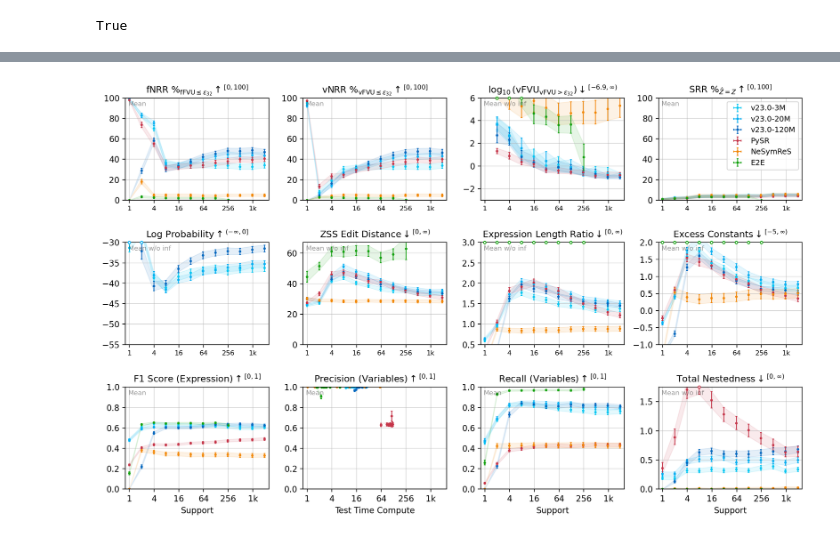
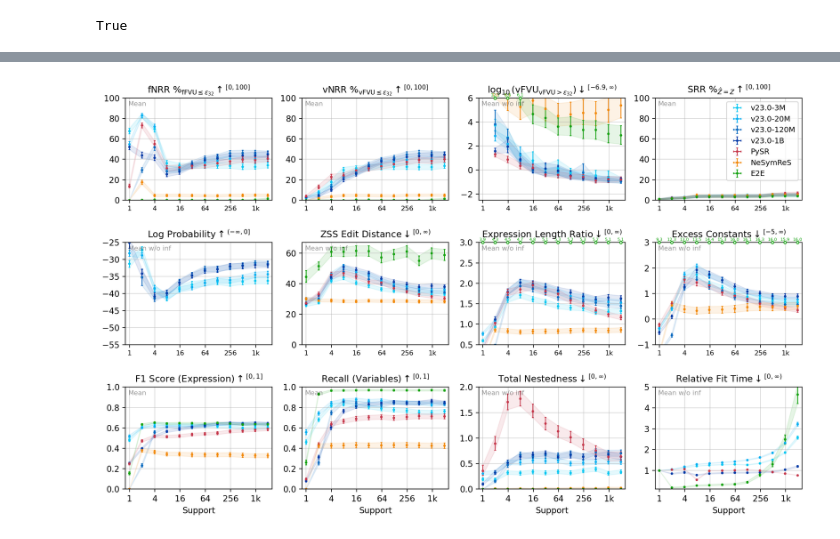
Before and after one commit to psaegert/flash-ansr, a Jupyter notebook: experimental/eval/n_support_scaling.ipynb, the cells around one changed output, grey strips where cells are left out. Drawn from its saved outputs; the diff is of its cells as text; code cells hidden in the pictures.

Commit message:
Update plots

```diff
--- a/experimental/eval/n_support_scaling.ipynb
+++ b/experimental/eval/n_support_scaling.ipynb
@@ -30,6 +30,7 @@ results = {
     'v23.0-3M': {'scaling_parameter': 'support'},
     'v23.0-20M': {'scaling_parameter': 'support'},
     'v23.0-120M': {'scaling_parameter': 'support'},
+    'v23.0-1B': {'scaling_parameter': 'support'},
     # 'skeleton_pool': {'scaling_parameter': 'support'},
     # 'brute_force': {'scaling_parameter': 'support'},
 }
@@ -359,8 +363,8 @@ for model_rename, rename_method in [('nesymres', rename_variables_nesymres), ('p
 def safe_divide(a, b):
     if b == 0:
         if a == 0:
-            return np.inf
-        return 0
+            return 0
+        return np.inf
     if np.isnan(a) or np.isnan(b):
         return np.nan
     if not np.isfinite(a) or not np.isfinite(b):
@@ -412,6 +416,10 @@ def total_nestedness(prefix_skeleton: list[str]) -> int:
             current_depth = 0
 
     return nestedness
+
+def naninfmean(a):
+    a = np.array(a)
+    return np.nanmean(a[np.isfinite(a)])
 
 for model in tqdm(results.keys()):
     for test_set in results[model]['results'].keys():
@@ -501,7 +509,6 @@ for model in tqdm(results.keys()):
                 total_nestedness(predicted_skeleton_prefix) if predicted_skeleton_prefix is not None else None
                 for predicted_skeleton_prefix in r['predicted_skeleton_prefix']])
 
-
 # print(results[list(results.keys())[0]]['results']['feynman'][1]['edit_distance'][:4])
 # %%
 for model in results.keys():
@@ -579,7 +586,7 @@ metric_pairs = [
         f'$\\log_{{10}}(\mathrm{{vFVU}}_{{\\mathrm{{vFVU}} > \epsilon_{{32}}}}) {arrow_notation(objective=-1, lower=np.log10(np.finfo(np.float32).eps), upper=np.inf)}$',
         naninfmean,
         1,
-        (-3, 6)
+        (-2.5, 6)
     )),
     (('n_support', 'Support', naninfmean), (
         'symbolic_recovery',
@@ -593,7 +600,7 @@ metric_pairs = [
         f'$\mathrm{{Log\\ Probability}} {arrow_notation(objective=1, lower=-np.inf, upper=0)}$',
         naninfmean,
         1,
-        (-55, -30)
+        (-55, -25)
     )),
     (('n_support', 'Support', naninfmean), (
         'zss_edit_distance',
@@ -614,7 +621,7 @@ metric_pairs = [
         f'$\mathrm{{Excess\\ Constants}} {arrow_notation(objective=-1, lower=-max_gt_constants, upper=np.inf)}$',
         naninfmean,
         1,
-        (-1, 2)
+        (-1, 3)
     )),
     (('n_support', 'Support', naninfmean), (
         'f1_score',
@@ -623,13 +630,13 @@ metric_pairs = [
         1,
         (0.0, 1)
     )),
-    (('fit_time', 'Test Time Compute', naninfmean), (
-        'precision_unique_variables',
-        f'$\mathrm{{Precision\\ (Variables)}} {arrow_notation(objective=1, lower=0, upper=1)}$',
-        np.nanmean,
-        1,
-        (0, 1)
-    )),
+    # (('fit_time', 'Test Time Compute', naninfmean), (
+    #     'precision_unique_variables',
+    #     f'$\mathrm{{Precision\\ (Variables)}} {arrow_notation(objective=1, lower=0, upper=1)}$',
+    #     np.nanmean,
+    #     1,
+    #     (0, 1)
+    # )),
     (('n_support', 'Support', naninfmean), (
         'recall_unique_variables',
         f'$\mathrm{{Recall\\ (Variables)}} {arrow_notation(objective=1, lower=0, upper=1)}$',
@@ -642,7 +649,7 @@ metric_pairs = [
         f'$\mathrm{{Total\\ Nestedness}} {arrow_notation(objective=-1, lower=0, upper=np.inf)}$',
         naninfmean,
         1,
-        (0, 1.75)
+        (0, 2)
     )),
     # (('fit_time', 'Test Time Compute', naninfmean), (
     #     'prediction_success',
@@ -651,6 +658,13 @@ metric_pairs = [
     #     100,
     #     (0, 100)
     # )),
+    (('n_support', 'Support', naninfmean), (
+        'fit_time_multiplier',
+        f'$\mathrm{{Relative\\ Fit\\ Time}}{arrow_notation(objective=-1, lower=0, upper=np.inf)}$',
+        naninfmean,
+        1,
+        (0.1, 5)
+    )),
 ]
 
 # https://color.adobe.com/search?q=warm%20blue
@@ -658,7 +672,7 @@ models = [
     ('v23.0-3M', 'choices', '#05C7F2', 'v23.0-3M'),
     ('v23.0-20M', 'choices', '#05AFF2', 'v23.0-20M'),
     ('v23.0-120M', 'choices', '#0468BF', 'v23.0-120M'),
-    # ('v23.0-1B', 'choices', '#0339A6'),
+    ('v23.0-1B', 'choices', '#0339A6', 'v23.0-1B'),
     # ('v23.0-7B', 'choices', '#011640'),
     ('pysr', 'niterations', '#c53549', 'PySR'),
     ('nesymres', 'beam_width', '#F28705', 'NeSymReS'),
@@ -697,24 +711,50 @@ for ax_id, (ax, ((x_metric, x_label, x_statistic), (y_metric, y_label, y_statist
             continue
 
         for n in results[model_name]['results'][test_set].keys():
+            x = results[model_name]['results'][test_set][n][x_metric]
 
-            x = results[model_name]['results'][test_set][n][x_metric]
-            y = results[model_name]['results'][test_set][n][y_metric]
+            # 1. Compute X CI
+            if len(x) == 0:
+                x_ci = (np.nan, np.nan, np.nan)
+            else:
+                x_ci = bootstrapped_metric_ci(x, x_statistic, n=1e3, interval=0.95)
 
-            # For the only_approx_log10_fvu_val, we want to ignore -inf values in the CI computation (These are cases where the model found the exact solution and should be masked out)
-            if y_metric == 'only_approx_log10_fvu_val':
-                y = y[y != -np.inf]
+            # 2. Compute Y CI
+            if y_metric == 'fit_time_multiplier':
+                # ... (existing fit_time_multiplier logic) ...
+                baseline_times = results[model_name]['results'][test_set][min(results[model_name]['scaling_values'])]['fit_time']
+                this_times = results[model_name]['results'][test_set][n]['fit_time']
 
-            x_ci = bootstrapped_metric_ci(x, x_statistic, n=1e3, interval=0.95)
-            y_ci = bootstrapped_metric_ci(y, y_statistic, n=1e3, interval=0.95)
+                if baseline_times.shape != this_times.shape:
+                    print(f'Skipping {model_name} at {n} due to shape mismatch.')
+                    continue
 
-            x_median.append(x_ci[0])
-            x_lower.append(x_ci[1])
-            x_upper.append(x_ci[2])
+                combined_for_bootstrapping = np.array([baseline_times, this_times]).T
+                y_ci = bootstrapped_metric_ci(combined_for_bootstrapping, lambda x: naninfmean(x[:, 1] / x[:, 0]), n=1e3, interval=0.95)
 
-            y_median.append(y_ci[0])
-            y_lower.append(y_ci[1])
-            y_upper.append(y_ci[2])
+                print(f"Model {model_name} at n={n}: Fit time multiplier CI: {y_ci}")
+            else:
+                y = results[model_name]['results'][test_set][n][y_metric]
+
+                # Filter -inf for log10 FVU
+                if y_metric == 'only_approx_log10_fvu_val':
+                    y = y[y != -np.inf]
+
+                # CHECK: If y is empty after filtering, skip bootstrapping
+                if len(y) == 0:
+                    y_ci = (np.nan, np.nan, np.nan)
+                else:
+                    y_ci = bootstrapped_metric_ci(y, y_statistic, n=1e3, interval=0.95)
+
+            # Ensure we don't append incomplete data
+            if not np.isnan(x_ci[0]) and not np.isnan(y_ci[0]):
+                x_median.append(x_ci[0])
+                x_lower.append(x_ci[1])
+                x_upper.append(x_ci[2])
+
+                y_median.append(y_ci[0])
+                y_lower.append(y_ci[1])
+                y_upper.append(y_ci[2])
 
         if ylim[0] is not None and ylim[1] is not None:
             ax.set_ylim(ylim)
@@ -749,6 +789,10 @@ for ax_id, (ax, ((x_metric, x_label, x_statistic), (y_metric, y_label, y_statist
                 # Print the corresponding x and values of all out-of-bounds points
                 for x_val, y_val in zip(x_median[oob_mask], y_median[oob_mask]):
                     print(f"  OOB Point - x: {x_val:.2f}, y: {y_val:.2f}")
+
+                # Annotate the values that are out-of-bounds
+                for x_oob, y_oob in zip(x_median[oob_mask], y_median[oob_mask]):
+                    ax.annotate(f"{y_oob:.1f}", xy=(x_oob, upper_limit), xytext=(0, 1), textcoords='offset points', ha='center', va='bottom', fontsize=5, color=color, clip_on=False)
 
     # Annotate if mean or median is used
     y_statistic_name = {
@@ -820 +891 @@ Model pysr has 1 out-of-bounds points for metric predicted_total_nestedness (upp
-[figure, old version]
+[figure, new version]
```
Also changed, not shown: parts of 15 cells of this notebook, 8 other files.
